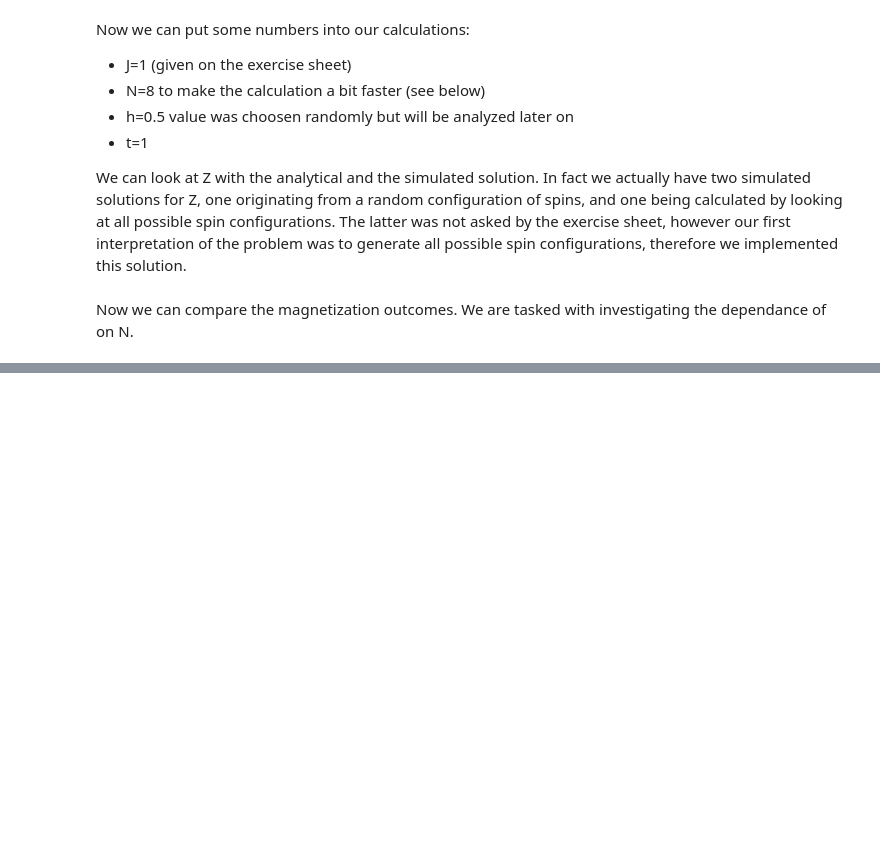
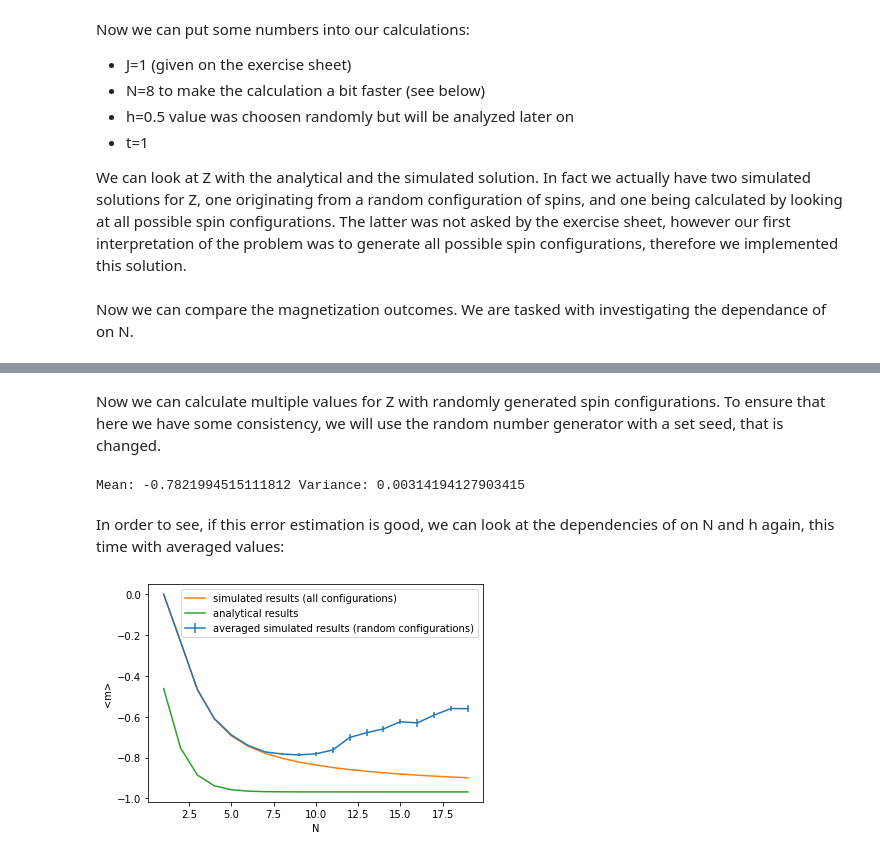
Before and after one commit to thomas-matt-block/physics760_Martin, a Jupyter notebook: Exercise 1/exercise1.ipynb, the cells around one changed output, grey strips where cells are left out. Drawn from its saved outputs; the diff is of its cells as text; code cells hidden in the pictures; blank space fills up the shorter version.

```diff
--- a/Exercise 1/exercise1.ipynb
+++ b/Exercise 1/exercise1.ipynb
@@ -196,0 +209,51 @@ This also looks as expected: The analytical result is mostly echoed by the simul
+# %%
+def mean(array):
+    mean=0
+    for i in range(len(array)):
+        mean=mean+array[i]
+    return (mean/len(array))
+
+def variance(array, mean):
+    variance=0
+    for i in range(len(array)):
+        variance=variance+(mean-array[i])**2
+    return (variance/len(array))
+# %% [markdown]
+Now we can calculate multiple values for Z with randomly generated spin configurations. To ensure that here we have some consistency, we will use the random number generator with a set seed, that is changed.
+# %%
+def z_averaged(N, number_of_values, J, h, t, interval):
+    z_with_mulible_values=[]
+
+    for i in range(100):
+        #sets the seed to i
+        rd.seed(i)
+        z_with_mulible_values=z_with_mulible_values+[magnetization_random_configurations(N, number_of_values, J, h, t, interval)]
+    return(mean(z_with_mulible_values), variance(z_with_mulible_values, mean(z_with_mulible_values)))
+z_av=z_averaged(N, number_of_values, J, h, t, 0.01)
+print("Mean:", z_av[0], "Variance:", z_av[1])
+# %% [output]
+Mean: -0.7821994515111812 Variance: 0.00314194127903415
+# %% [markdown]
+In order to see, if this error estimation is good, we can look at the dependencies of <m> on N and h again, this time with averaged values:
+# %%
+N_array=np.arange(1, 20, 1)
+magnetization_N_dependance_simulation_random=np.zeros(len(N_array))
+magnetization_N_dependance_simulation_random_error=np.zeros(len(N_array))
+magnetization_N_dependance_simulation_all_possible=np.zeros(len(N_array))
+magnetization_N_dependance_analytical=np.zeros(len(N_array))
+for i in range(len(N_array)):
+    z_av=z_averaged(N_array[i], number_of_values, J, h, t, 0.01)
+    magnetization_N_dependance_simulation_random[i]=z_av[0]
+    magnetization_N_dependance_simulation_random_error[i]=z_av[1]
+    magnetization_N_dependance_simulation_all_possible[i]=magnetization_all_possible_configurations(N_array[i], J, h, t, 0.01)
+    magnetization_N_dependance_analytical[i]=magnetization_analytical(N_array[i], J, h, t, 0.01)
+plt.errorbar(N_array, magnetization_N_dependance_simulation_random, yerr=magnetization_N_dependance_simulation_random_error, label="averaged simulated results (random configurations)")
+plt.plot(N_array, magnetization_N_dependance_simulation_all_possible, label="simulated results (all configurations)")
+plt.plot(N_array, magnetization_N_dependance_analytical, label="analytical results")
+plt.legend(loc="upper right")
+plt.xlabel("N")
+plt.ylabel("<m>")
+
+plt.savefig("Diagramm_N_m_averaged.png", dpi=300)
+# %% [output]
+[figure, added]
```
Also changed, not shown: parts of 8 cells of this notebook, 5 other files.
